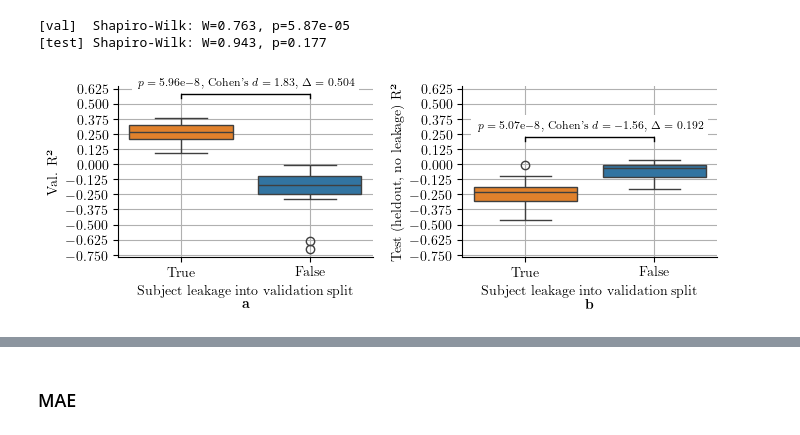
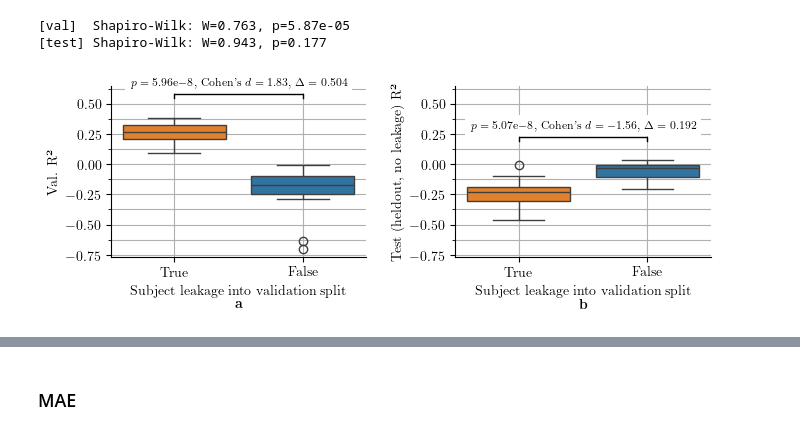
Before and after one commit to Kowd-PauUh/ml-in-depression-estimation, a Jupyter notebook: paper/notebooks/subject-leakage-impact.ipynb, the cells around one changed output, grey strips where cells are left out. Saved outputs shown, nothing was run; the diff lists cells and outputs as text; code cells hidden in the pictures.

Commit message:
Added minor ticks

```diff
--- a/paper/notebooks/subject-leakage-impact.ipynb
+++ b/paper/notebooks/subject-leakage-impact.ipynb
@@ -177,41 +177,43 @@ plot_grouped_boxplot_with_significance(
     y_range=y_range,
     ylabel='Val. R²',
     figsize=None,
     ax=ax1,
 )
 
 # right plot
 plot_grouped_boxplot_with_significance(
     all_runs,
     group_col='subject_leakage',
     target_col='metrics.test_r2_epoch',
     y_range=y_range,
     ylabel='Test (heldout, no leakage) R²',
     figsize=None,
     ax=ax2,
 )
 
+# add minor ticks
+ticks = ax1.get_yticks()
+step = ticks[1] - ticks[0]
+ax1.yaxis.set_minor_locator(MultipleLocator(step / 2))
+
 # customize left plot
-ax1.grid()
+ax1.grid(which='both')
 ax1.get_legend().remove()
-ax1.set_xlabel(f'{label}\n$\\bf{{a}}$')
+ax1.set_xlabel(f'{label}\n\\textbf{{a}}')
 
 # customize right plot
-ax2.grid()
+ax2.grid(which='both')
 ax2.yaxis.get_label().set_visible(True)
 ax2.yaxis.set_tick_params(labelleft=True)
 ax2.get_legend().remove()
-ax2.set_xlabel(f'{label}\n$\\bf{{b}}$')
+ax2.set_xlabel(f'{label}\n\\textbf{{b}}')
 
-ticks = ax1.get_yticks()
-step = ticks[1] - ticks[0]
-ax1.yaxis.set_major_locator(MultipleLocator(step / 2))
 
 plt.subplots_adjust(wspace=0.35)
 plt.savefig(PROJECT_DIR / 'paper/figures/subject_leakage/00-r2.pdf', bbox_inches='tight', pad_inches=0)
 plt.show()
 # %% [output]
-[figure, old version]
+[figure, new version]
 # %%
 label = 'r2'
 caption = 'Impact of the subject leakage into validation split on $R^2$ metric.'
```
Also changed, not shown: parts of 1 cell of this notebook.
